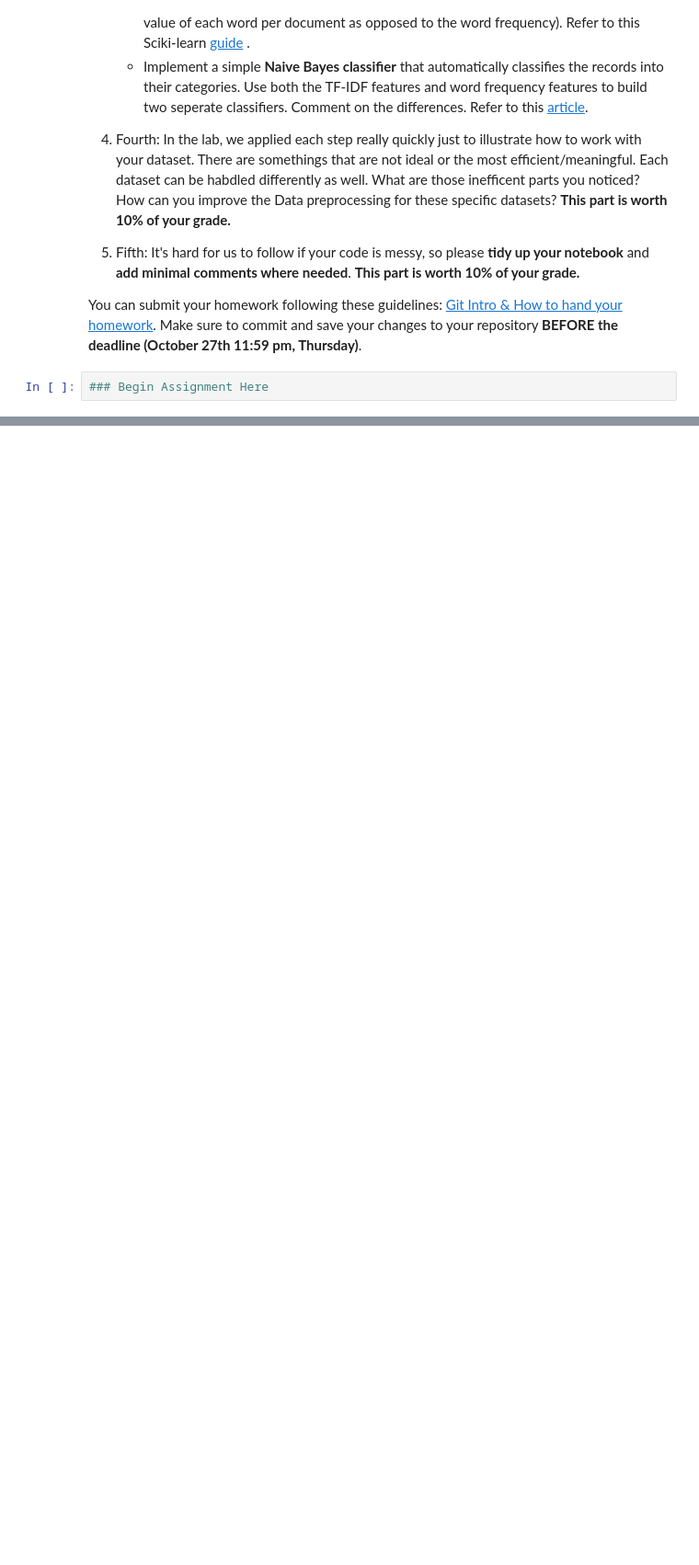
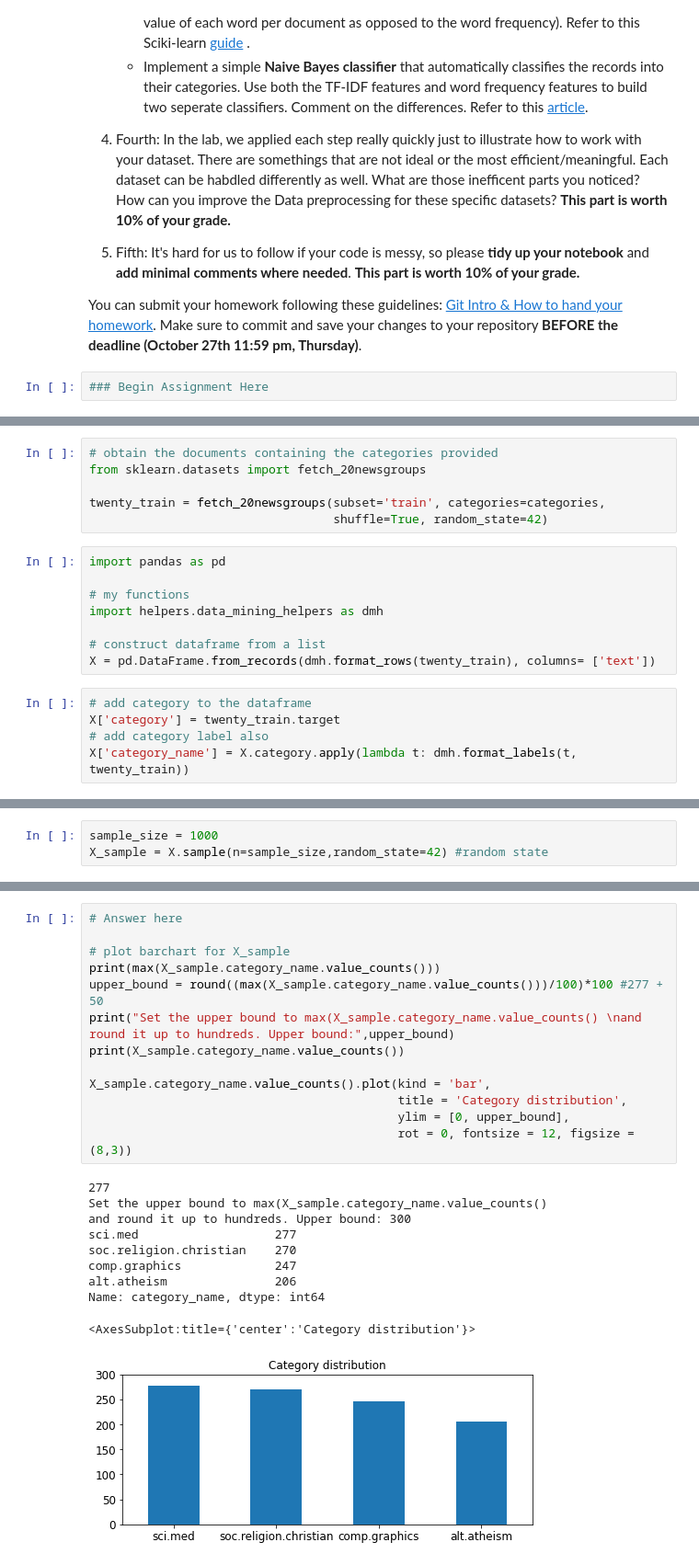
Before and after one commit to provomittt/DM2023-Lab1-Master, a Jupyter notebook: Homework/DM2023-Lab1-Homework.ipynb, the cells around one changed output, grey strips where cells are left out. Shown at 92% size. Cells and saved outputs as stored; diff of their text form; blank space fills up the shorter version.

```diff
--- a/Homework/DM2023-Lab1-Homework.ipynb
+++ b/Homework/DM2023-Lab1-Homework.ipynb
@@ -35,0 +46,19 @@ You can submit your homework following these guidelines: [Git Intro & How to han
+# %%
+# obtain the documents containing the categories provided
+from sklearn.datasets import fetch_20newsgroups
+
+twenty_train = fetch_20newsgroups(subset='train', categories=categories,
+                                  shuffle=True, random_state=42)
+# %%
+import pandas as pd
+
+# my functions
+import helpers.data_mining_helpers as dmh
+
+# construct dataframe from a list
+X = pd.DataFrame.from_records(dmh.format_rows(twenty_train), columns= ['text'])
+# %%
+# add category to the dataframe
+X['category'] = twenty_train.target
+# add category label also
+X['category_name'] = X.category.apply(lambda t: dmh.format_labels(t, twenty_train))
@@ -35,0 +108,3 @@ You can submit your homework following these guidelines: [Git Intro & How to han
+# %%
+sample_size = 1000
+X_sample = X.sample(n=sample_size,random_state=42) #random state
@@ -35,0 +133,24 @@ You can submit your homework following these guidelines: [Git Intro & How to han
+# %%
+# Answer here
+
+# plot barchart for X_sample
+print(max(X_sample.category_name.value_counts()))
+upper_bound = round((max(X_sample.category_name.value_counts()))/100)*100 #277 + 50
+print("Set the upper bound to max(X_sample.category_name.value_counts() \nand round it up to hundreds. Upper bound:",upper_bound)
+print(X_sample.category_name.value_counts())
+
+X_sample.category_name.value_counts().plot(kind = 'bar',
+                                           title = 'Category distribution',
+                                           ylim = [0, upper_bound],
+                                           rot = 0, fontsize = 12, figsize = (8,3))
+# %% [output]
+277
+Set the upper bound to max(X_sample.category_name.value_counts()
+and round it up to hundreds. Upper bound: 300
+sci.med                   277
+soc.religion.christian    270
+comp.graphics             247
+alt.atheism               206
+Name: category_name, dtype: int64
+<AxesSubplot:title={'center':'Category distribution'}>
+[figure, added]
```
Also changed, not shown: parts of 42 cells of this notebook, 8 other files.
